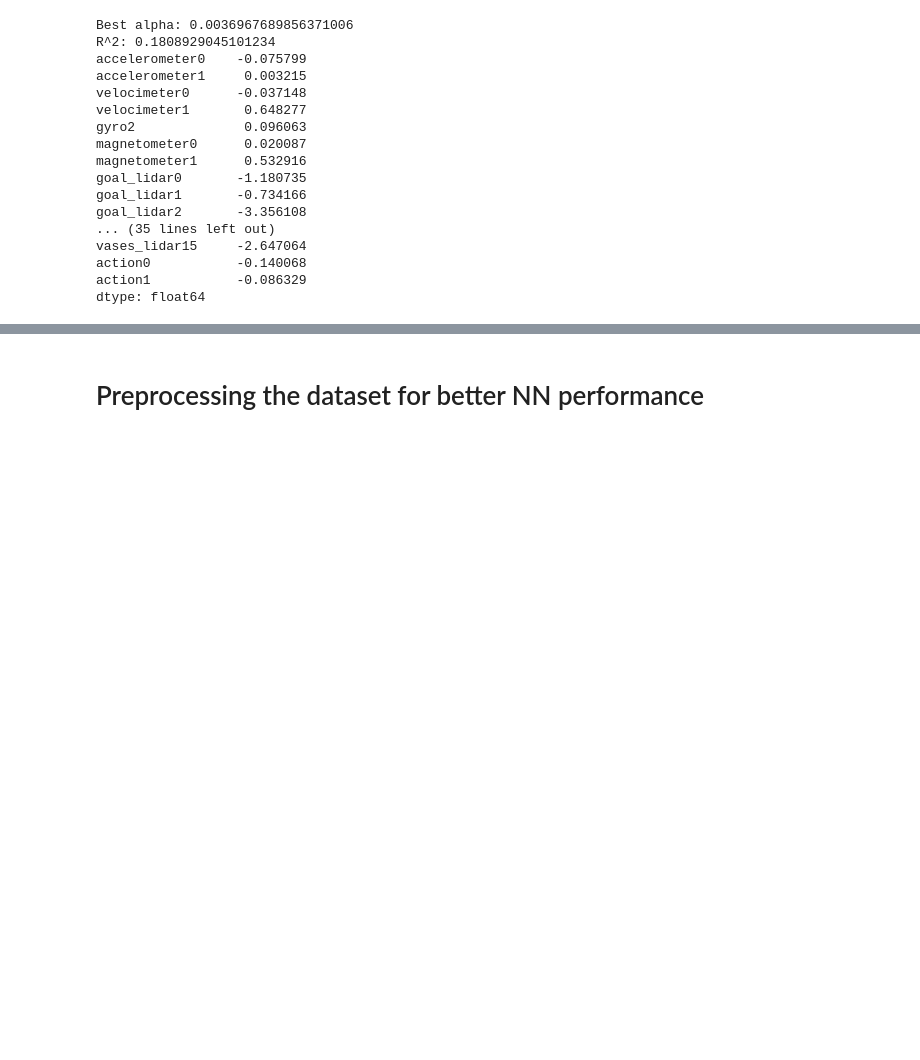
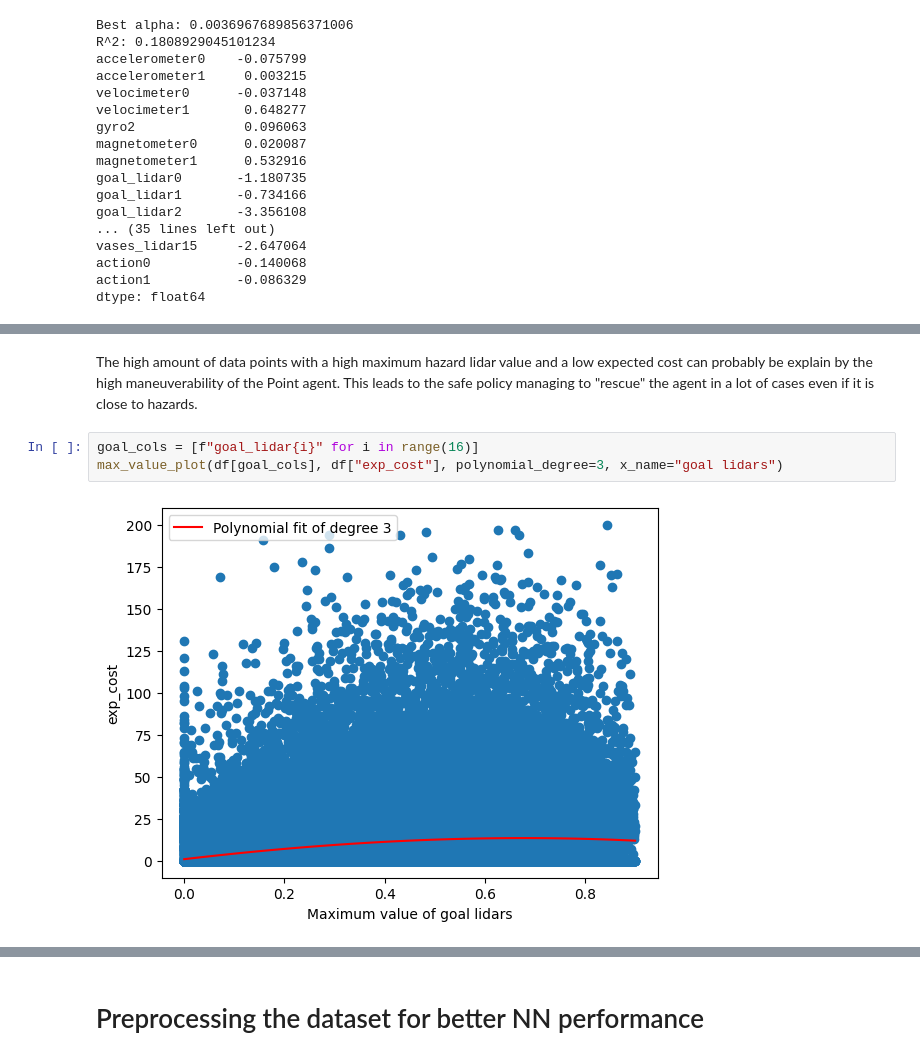
Before and after one commit to Shirkanzilla/predictive-control-switch, a Jupyter notebook: Safety-Gymnasium/create_dataset.ipynb, the cells around one changed output, grey strips where cells are left out. Saved outputs shown, nothing was run; the diff lists cells and outputs as text; blank space fills up the shorter version.

```diff
--- a/Safety-Gymnasium/create_dataset.ipynb
+++ b/Safety-Gymnasium/create_dataset.ipynb
@@ -497,0 +507,8 @@ TypeError: 'str' object is not callable
+# %% [markdown]
+The high amount of data points with a high maximum hazard lidar value and a low expected cost can probably be explain by the high maneuverability of the Point agent.
+This leads to the safe policy managing to "rescue" the agent in a lot of cases even if it is close to hazards.
+# %%
+goal_cols = [f"goal_lidar{i}" for i in range(16)]
+max_value_plot(df[goal_cols], df["exp_cost"], polynomial_degree=3, x_name="goal lidars")
+# %% [output]
+[figure, added]
```
Also changed, not shown: parts of 7 cells of this notebook.
